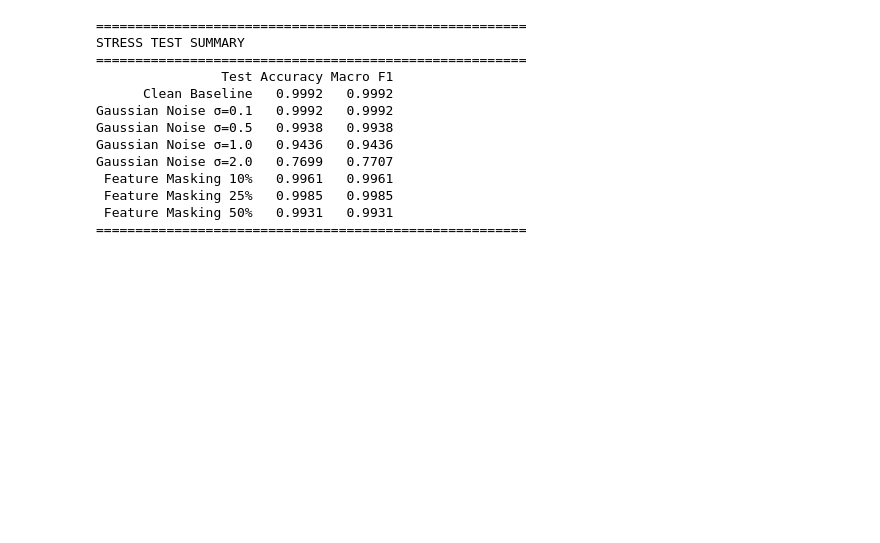
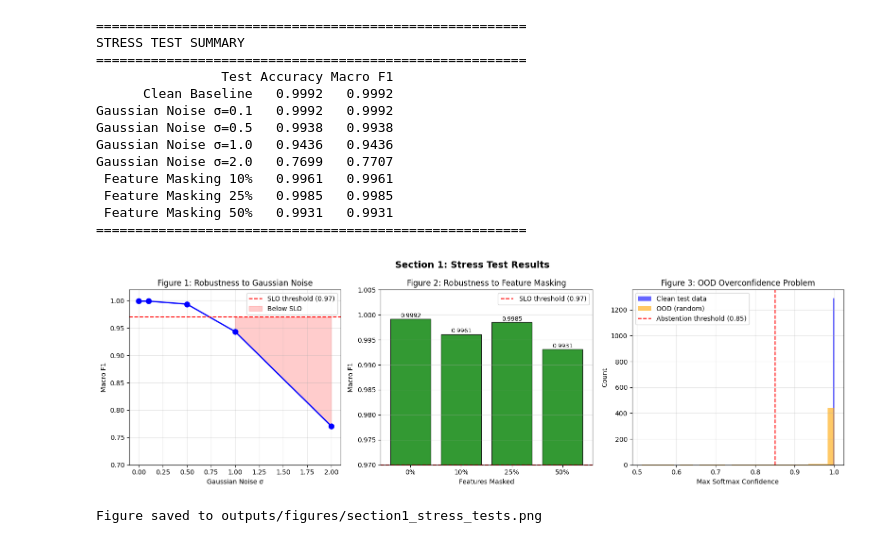
Before and after one commit to gaatma/ev-ocpp-fl-ids, a Jupyter notebook: notebooks/03_robustness.ipynb, the cells around one changed output. Saved outputs shown, nothing was run; the diff lists cells and outputs as text; code cells hidden in the pictures; blank space fills up the shorter version.

Commit message:
Milestone 3: Section 1 stress tests Results

```diff
--- a/notebooks/03_robustness.ipynb
+++ b/notebooks/03_robustness.ipynb
@@ -256,3 +257,65 @@ Gaussian Noise σ=2.0   0.7699   0.7707
  Feature Masking 25%   0.9985   0.9985
  Feature Masking 50%   0.9931   0.9931
 =======================================================
+# %%
+# Visualizations
+import matplotlib.pyplot as plt
+import matplotlib.patches as mpatches
+
+fig, axes = plt.subplots(1, 3, figsize=(16, 5))
+fig.suptitle('Section 1: Stress Test Results', fontsize=14, fontweight='bold')
+
+# Plot 1: Noise robustness curve
+sigmas = [0, 0.1, 0.5, 1.0, 2.0]
+f1_noise = [0.9992, 0.9992, 0.9938, 0.9436, 0.7707]
+axes[0].plot(sigmas, f1_noise, 'bo-', linewidth=2, markersize=8)
+axes[0].axhline(y=0.97, color='red', linestyle='--', label='SLO threshold (0.97)')
+axes[0].fill_between(sigmas, f1_noise, 0.97, where=[f < 0.97 for f in f1_noise],
+                     alpha=0.2, color='red', label='Below SLO')
+axes[0].set_xlabel('Gaussian Noise σ')
+axes[0].set_ylabel('Macro F1')
+axes[0].set_title('Figure 1: Robustness to Gaussian Noise')
+axes[0].set_ylim(0.7, 1.02)
+axes[0].legend()
+axes[0].grid(True, alpha=0.3)
+
+# Plot 2: Feature masking robustness
+mask_pct = [0, 10, 25, 50]
+f1_mask  = [0.9992, 0.9961, 0.9985, 0.9931]
+axes[1].bar([str(p)+'%' for p in mask_pct], f1_mask,
+            color=['green' if f >= 0.97 else 'red' for f in f1_mask],
+            edgecolor='black', alpha=0.8)
+axes[1].axhline(y=0.97, color='red', linestyle='--', label='SLO threshold (0.97)')
+axes[1].set_xlabel('Features Masked')
+axes[1].set_ylabel('Macro F1')
+axes[1].set_title('Figure 2: Robustness to Feature Masking')
+axes[1].set_ylim(0.97, 1.005)
+axes[1].legend()
+axes[1].grid(True, alpha=0.3, axis='y')
+for i, v in enumerate(f1_mask):
+    axes[1].text(i, v + 0.0003, f'{v:.4f}', ha='center', fontsize=9)
+
+# Plot 3: OOD confidence histogram
+np.random.seed(42)
+X_ood_plot = np.random.uniform(low=-10, high=10, size=(500, X_test.shape[1]))
+_, probs_ood_plot = predict(X_ood_plot)
+_, probs_clean_plot = predict(X_test)
+max_conf_ood   = probs_ood_plot.max(axis=1)
+max_conf_clean = probs_clean_plot.max(axis=1)
+
+axes[2].hist(max_conf_clean, bins=30, alpha=0.6, color='blue', label='Clean test data')
+axes[2].hist(max_conf_ood,   bins=30, alpha=0.6, color='orange', label='OOD (random)')
+axes[2].axvline(x=0.85, color='red', linestyle='--', label='Abstention threshold (0.85)')
+axes[2].set_xlabel('Max Softmax Confidence')
+axes[2].set_ylabel('Count')
+axes[2].set_title('Figure 3: OOD Overconfidence Problem')
+axes[2].legend()
+axes[2].grid(True, alpha=0.3)
+
+plt.tight_layout()
+plt.savefig('../outputs/figures/section1_stress_tests.png', dpi=150, bbox_inches='tight')
+plt.show()
+print("Figure saved to outputs/figures/section1_stress_tests.png")
+# %% [output]
+[figure, added]
+Figure saved to outputs/figures/section1_stress_tests.png
```
Also changed, not shown: parts of 1 cell of this notebook, 1 other file.
